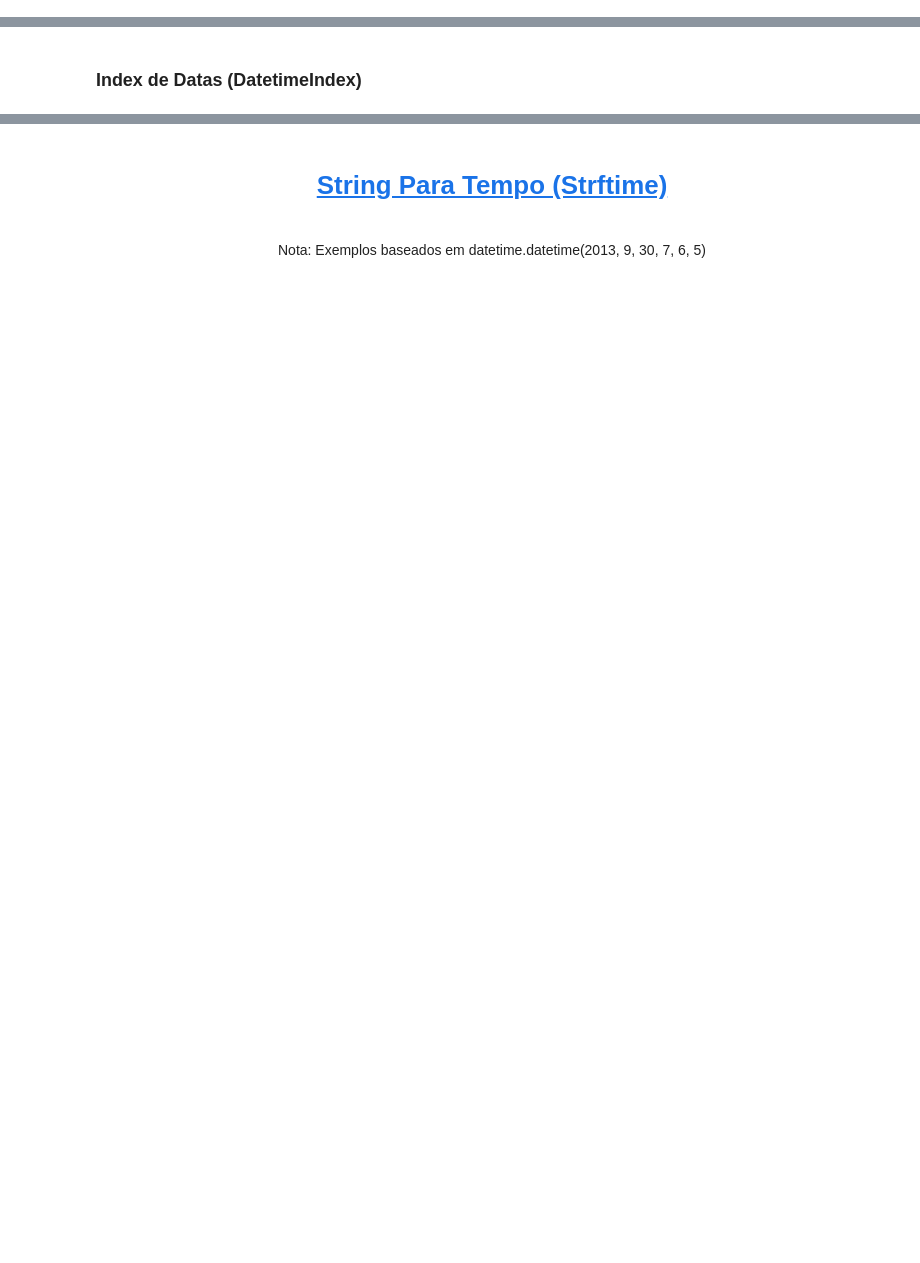
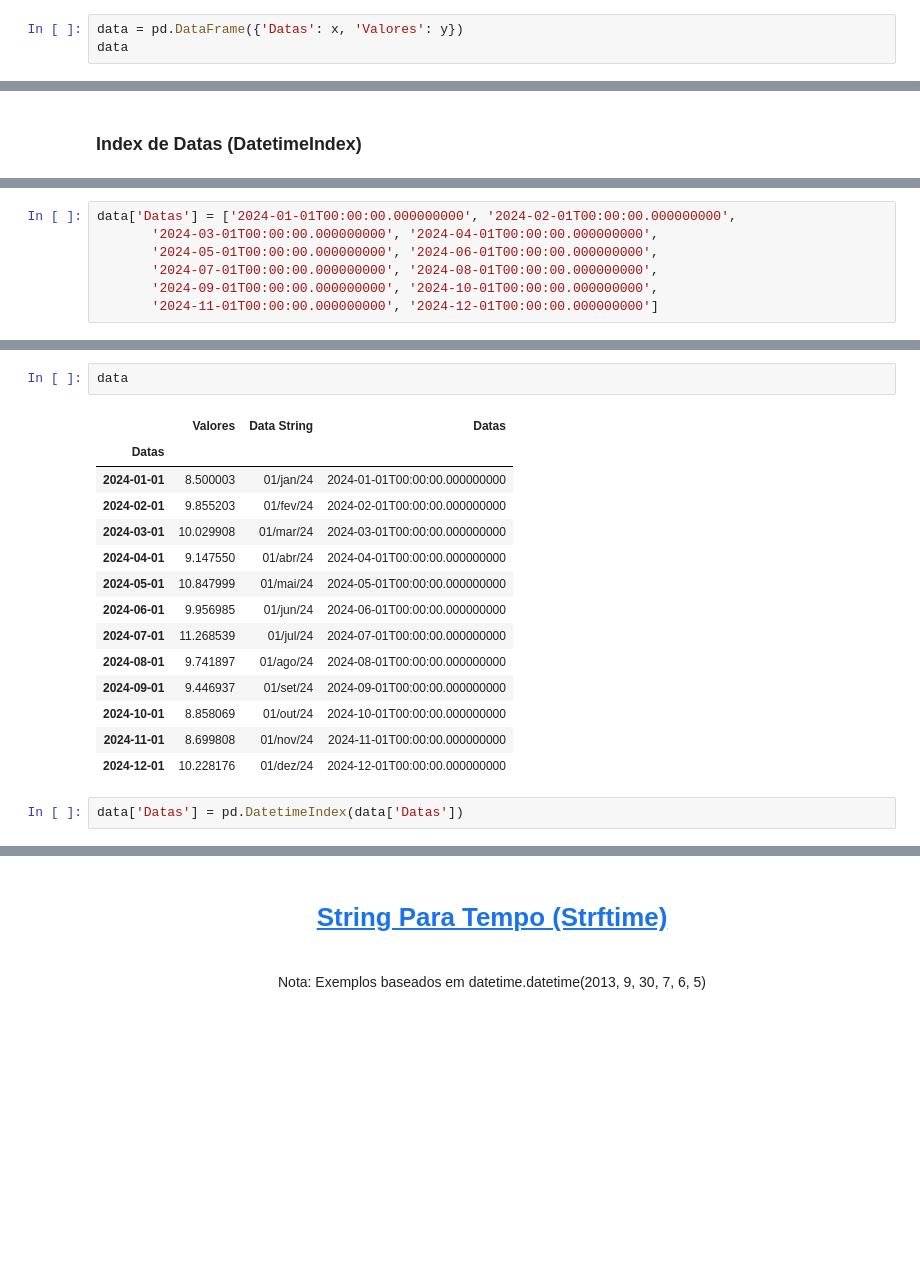
Before and after one commit to phillrog/py-machine-learning, a Jupyter notebook: notebooks/06 - Time Series/Time Series.ipynb, the cells around one changed output, grey strips where cells are left out. Drawn from its saved outputs; the diff is of its cells as text; blank space fills up the shorter version.

Commit message:
Definindo data como indice em uma lista

```diff
--- a/notebooks/06 - Time Series/Time Series.ipynb
+++ b/notebooks/06 - Time Series/Time Series.ipynb
@@ -126,2 +127,5 @@ plt.show()
 # %% [markdown]
 ### DataFrame
+# %%
+data = pd.DataFrame({'Datas': x, 'Valores': y})
+data
@@ -129,0 +158,7 @@ plt.show()
+# %%
+data['Datas'] = ['2024-01-01T00:00:00.000000000', '2024-02-01T00:00:00.000000000',
+       '2024-03-01T00:00:00.000000000', '2024-04-01T00:00:00.000000000',
+       '2024-05-01T00:00:00.000000000', '2024-06-01T00:00:00.000000000',
+       '2024-07-01T00:00:00.000000000', '2024-08-01T00:00:00.000000000',
+       '2024-09-01T00:00:00.000000000', '2024-10-01T00:00:00.000000000',
+       '2024-11-01T00:00:00.000000000', '2024-12-01T00:00:00.000000000']
@@ -129,0 +186,19 @@ plt.show()
+# %%
+data
+# %% [output]
+|  | Valores | Data String | Datas |
+| Datas |  |  |  |
+| 2024-01-01 | 8.500003 | 01/jan/24 | 2024-01-01T00:00:00.000000000 |
+| 2024-02-01 | 9.855203 | 01/fev/24 | 2024-02-01T00:00:00.000000000 |
+| 2024-03-01 | 10.029908 | 01/mar/24 | 2024-03-01T00:00:00.000000000 |
+| 2024-04-01 | 9.147550 | 01/abr/24 | 2024-04-01T00:00:00.000000000 |
+| 2024-05-01 | 10.847999 | 01/mai/24 | 2024-05-01T00:00:00.000000000 |
+| 2024-06-01 | 9.956985 | 01/jun/24 | 2024-06-01T00:00:00.000000000 |
+| 2024-07-01 | 11.268539 | 01/jul/24 | 2024-07-01T00:00:00.000000000 |
+| 2024-08-01 | 9.741897 | 01/ago/24 | 2024-08-01T00:00:00.000000000 |
+| 2024-09-01 | 9.446937 | 01/set/24 | 2024-09-01T00:00:00.000000000 |
+| 2024-10-01 | 8.858069 | 01/out/24 | 2024-10-01T00:00:00.000000000 |
+| 2024-11-01 | 8.699808 | 01/nov/24 | 2024-11-01T00:00:00.000000000 |
+| 2024-12-01 | 10.228176 | 01/dez/24 | 2024-12-01T00:00:00.000000000 |
+# %%
+data['Datas'] = pd.DatetimeIndex(data['Datas'])
```
Also changed, not shown: parts of 12 cells of this notebook.
